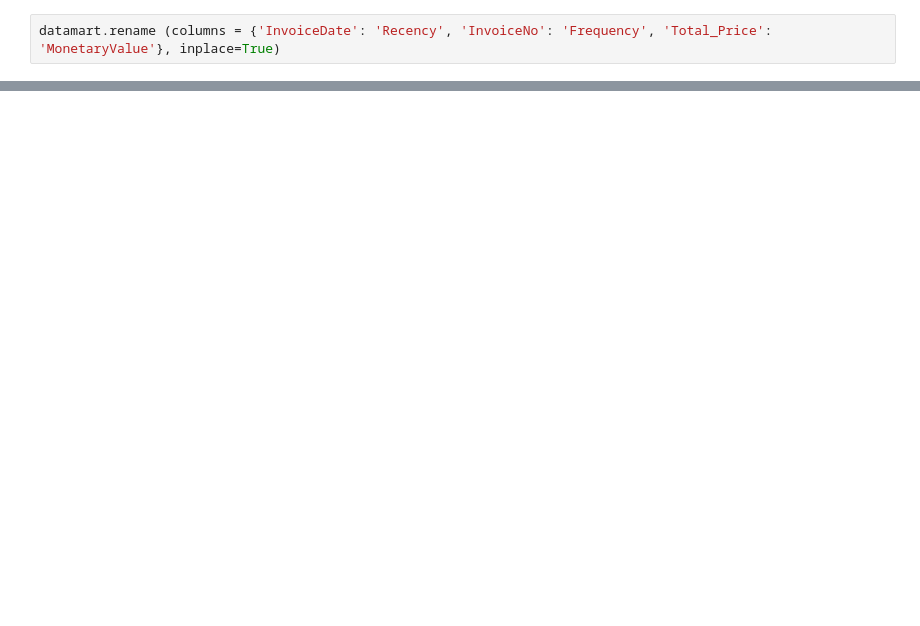
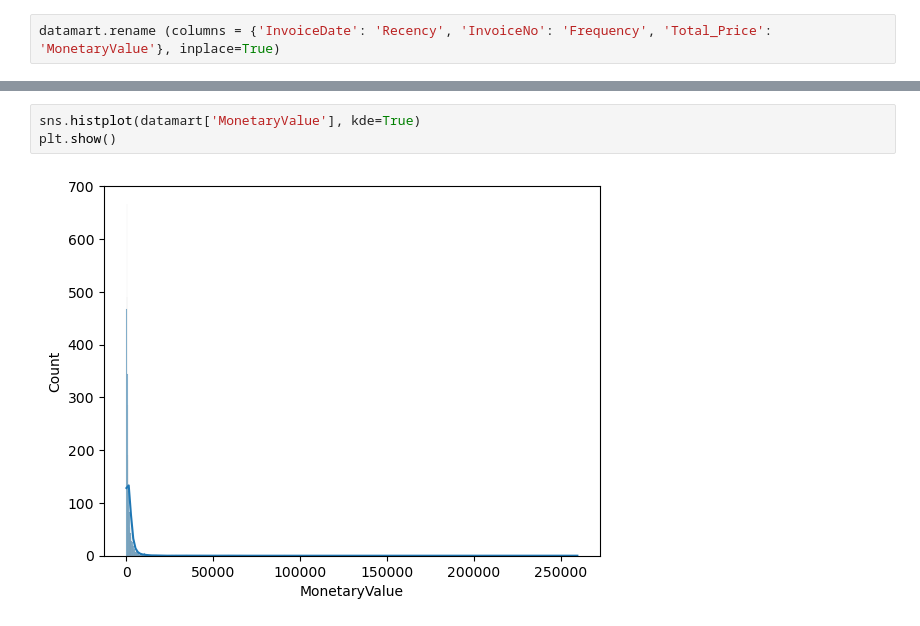
Before and after one commit to GabrielJordaoData/tccclustering, a Jupyter notebook: TCC2.ipynb, the cells around one changed output, grey strips where cells are left out. Drawn from its saved outputs; the diff is of its cells as text; blank space fills up the shorter version.

```diff
--- a/TCC2.ipynb
+++ b/TCC2.ipynb
@@ -389,0 +356,5 @@ datamart
+# %%
+sns.histplot(datamart['MonetaryValue'], kde=True)
+plt.show()
+# %% [output]
+[figure, added]
```
Also changed, not shown: parts of 57 cells of this notebook.
